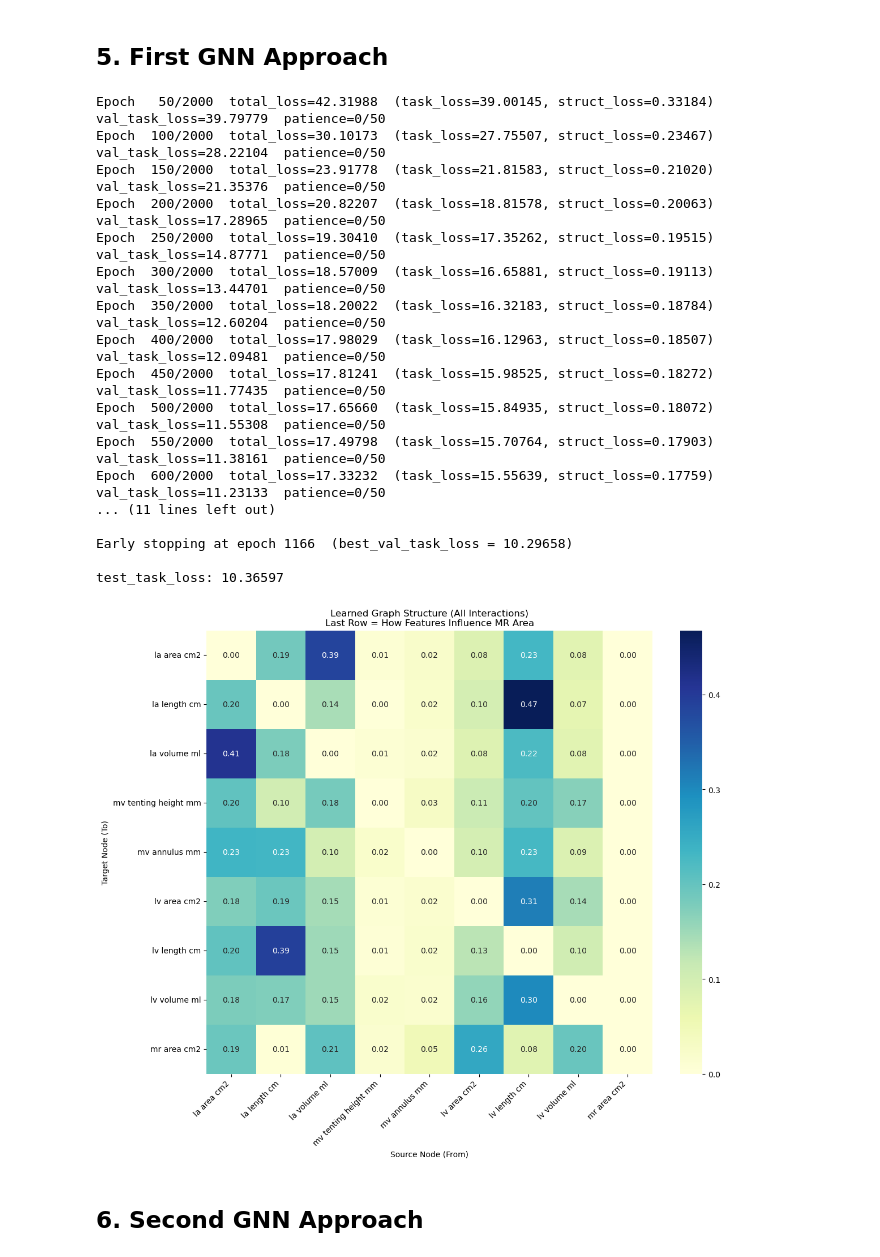
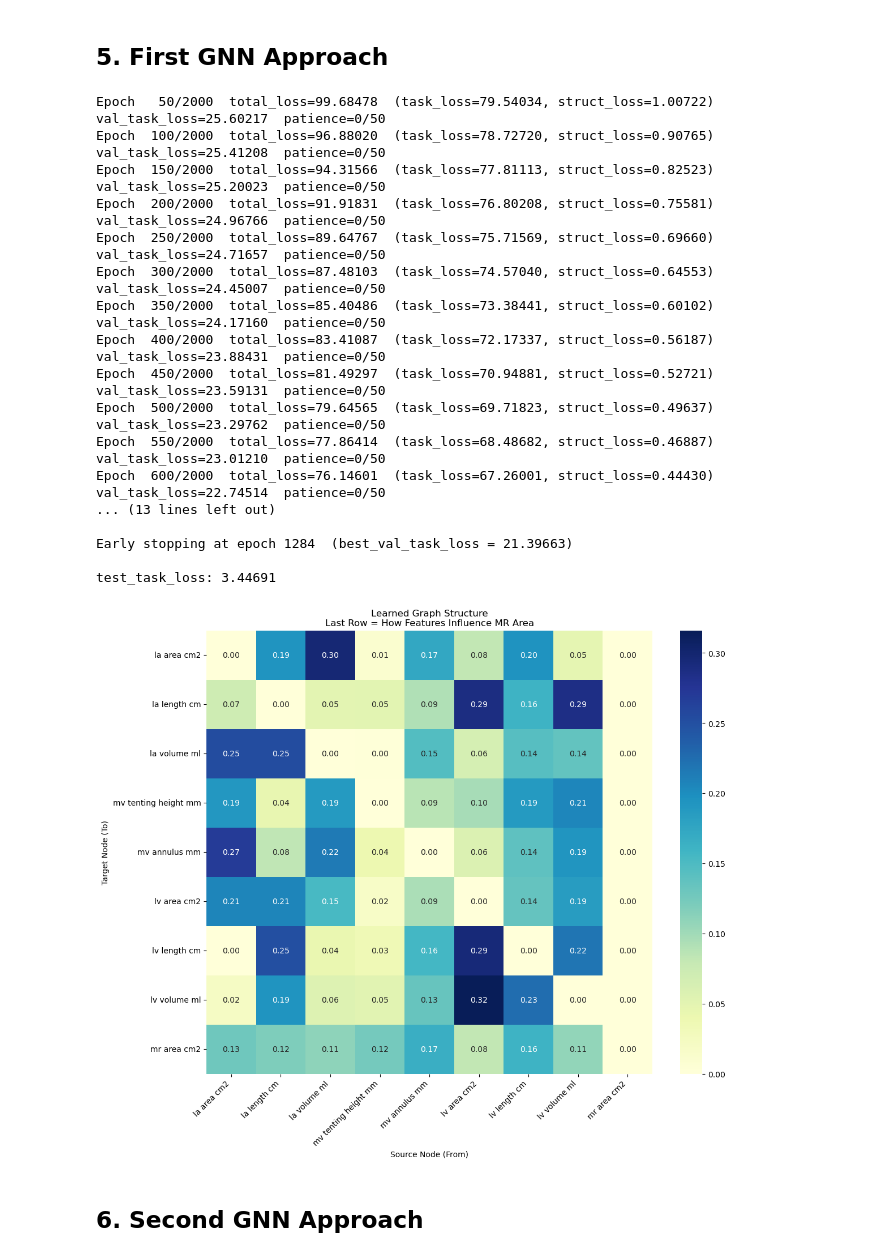
Before and after one commit to PanCat26/mitral-regurgitation-causality, a Jupyter notebook: model/graph_causality_pipeline.ipynb, the cells around one changed output. Saved outputs shown, nothing was run; the diff lists cells and outputs as text; code cells hidden in the pictures.

```diff
--- a/model/graph_causality_pipeline.ipynb
+++ b/model/graph_causality_pipeline.ipynb
@@ -56,11 +57,21 @@ FEATURE_COLS = [
     "lv_area_cm2", "lv_length_cm", "lv_volume_ml",
 ]
 TARGET_COL = "mr_area_cm2"
+GROUP_COL = "numeric_id"
 
 df = pd.read_csv("../data/pacients_clean.csv")
 
-train_val_df, test_df = train_test_split(df, test_size=0.2, random_state=42)
-train_df, val_df = train_test_split(train_val_df, test_size=0.2, random_state=42)
+gss_outer = GroupShuffleSplit(n_splits=1, test_size=0.2, random_state=42)
+train_val_idx, test_idx = next(gss_outer.split(df, groups=df[GROUP_COL]))
+
+train_val_df = df.iloc[train_val_idx]
+test_df = df.iloc[test_idx].copy()
+
+gss_inner = GroupShuffleSplit(n_splits=1, test_size=0.2, random_state=42)
+train_idx, val_idx = next(gss_inner.split(train_val_df, groups=train_val_df[GROUP_COL]))
+
+train_df = train_val_df.iloc[train_idx].copy()
+val_df   = train_val_df.iloc[val_idx].copy()
 
 feature_pipeline = Pipeline([
     ("imputer", SimpleImputer(strategy="median")),
@@ -101,7 +112,6 @@ class SingleLayerGNN(nn.Module):
 
         self.G = nn.Parameter(torch.randn(n, n) * 0.1)
         self.bias = nn.Parameter(torch.zeros(n))
-        # self.act = nn.LeakyReLU(negative_slope=0.1)
 
         # mask: feature -> feature (no self-loops) and feature -> MR only
         mask = torch.zeros(n, n)
@@ -120,13 +130,13 @@ class SingleLayerGNN(nn.Module):
         return mr_pred, feats_out, G_masked
 
 model = SingleLayerGNN(NUM_FEATURES).to(device)
-optimizer = optim.Adam(model.parameters(), lr=1e-2)
+optimizer = optim.Adam(model.parameters(), lr=5e-4)
 mse = nn.MSELoss()
 
 MAX_EPOCHS = 2000
 PATIENCE = 50
-MIN_DELTA = 1e-3
-LAMBDA = 10
+MIN_DELTA = 1e-4
+LAMBDA = 20
 
 best_val_task_loss = float("inf")
 best_state = copy.deepcopy(model.state_dict())
@@ -166,49 +176,49 @@ for epoch in range(1, MAX_EPOCHS + 1):
               f"(best_val_task_loss = {best_val_task_loss:.5f})")
         break
 
 model.load_state_dict(best_state)
 
 model.eval()
 with torch.no_grad():
     test_task_loss = mse(model(X_test)[0], y_test).item()
 print(f"\ntest_task_loss: {test_task_loss:.5f}")
 
 G_best = (model.G * model.mask).detach().cpu().numpy()
 G_abs = np.abs(G_best)
 G_norm = G_abs / (G_abs.sum(axis=1, keepdims=True) + 1e-8)
 
 labels = [c.replace("_", " ") for c in FEATURE_COLS] + [TARGET_COL.replace("_", " ")]
 
 plt.figure(figsize=(12, 10))
 sns.heatmap(G_norm, annot=True, fmt=".2f", cmap="YlGnBu",
             xticklabels=labels, yticklabels=labels)
 plt.title("Learned Graph Structure\n"
           "Last Row = How Features Influence MR Area")
 plt.xlabel("Source Node (From)")
 plt.ylabel("Target Node (To)")
 plt.xticks(rotation=45, ha="right")
 plt.yticks(rotation=0)
 plt.tight_layout()
 plt.show()
 # %% [output]
-Epoch   50/2000  total_loss=42.31988  (task_loss=39.00145, struct_loss=0.33184)  val_task_loss=39.79779  patience=0/50
-Epoch  100/2000  total_loss=30.10173  (task_loss=27.75507, struct_loss=0.23467)  val_task_loss=28.22104  patience=0/50
-Epoch  150/2000  total_loss=23.91778  (task_loss=21.81583, struct_loss=0.21020)  val_task_loss=21.35376  patience=0/50
-Epoch  200/2000  total_loss=20.82207  (task_loss=18.81578, struct_loss=0.20063)  val_task_loss=17.28965  patience=0/50
-Epoch  250/2000  total_loss=19.30410  (task_loss=17.35262, struct_loss=0.19515)  val_task_loss=14.87771  patience=0/50
-Epoch  300/2000  total_loss=18.57009  (task_loss=16.65881, struct_loss=0.19113)  val_task_loss=13.44701  patience=0/50
-Epoch  350/2000  total_loss=18.20022  (task_loss=16.32183, struct_loss=0.18784)  val_task_loss=12.60204  patience=0/50
-Epoch  400/2000  total_loss=17.98029  (task_loss=16.12963, struct_loss=0.18507)  val_task_loss=12.09481  patience=0/50
-Epoch  450/2000  total_loss=17.81241  (task_loss=15.98525, struct_loss=0.18272)  val_task_loss=11.77435  patience=0/50
-Epoch  500/2000  total_loss=17.65660  (task_loss=15.84935, struct_loss=0.18072)  val_task_loss=11.55308  patience=0/50
-Epoch  550/2000  total_loss=17.49798  (task_loss=15.70764, struct_loss=0.17903)  val_task_loss=11.38161  patience=0/50
-Epoch  600/2000  total_loss=17.33232  (task_loss=15.55639, struct_loss=0.17759)  val_task_loss=11.23133  patience=0/50
-... (11 lines left out)
+Epoch   50/2000  total_loss=99.68478  (task_loss=79.54034, struct_loss=1.00722)  val_task_loss=25.60217  patience=0/50
+Epoch  100/2000  total_loss=96.88020  (task_loss=78.72720, struct_loss=0.90765)  val_task_loss=25.41208  patience=0/50
+Epoch  150/2000  total_loss=94.31566  (task_loss=77.81113, struct_loss=0.82523)  val_task_loss=25.20023  patience=0/50
+Epoch  200/2000  total_loss=91.91831  (task_loss=76.80208, struct_loss=0.75581)  val_task_loss=24.96766  patience=0/50
+Epoch  250/2000  total_loss=89.64767  (task_loss=75.71569, struct_loss=0.69660)  val_task_loss=24.71657  patience=0/50
+Epoch  300/2000  total_loss=87.48103  (task_loss=74.57040, struct_loss=0.64553)  val_task_loss=24.45007  patience=0/50
+Epoch  350/2000  total_loss=85.40486  (task_loss=73.38441, struct_loss=0.60102)  val_task_loss=24.17160  patience=0/50
+Epoch  400/2000  total_loss=83.41087  (task_loss=72.17337, struct_loss=0.56187)  val_task_loss=23.88431  patience=0/50
+Epoch  450/2000  total_loss=81.49297  (task_loss=70.94881, struct_loss=0.52721)  val_task_loss=23.59131  patience=0/50
+Epoch  500/2000  total_loss=79.64565  (task_loss=69.71823, struct_loss=0.49637)  val_task_loss=23.29762  patience=0/50
+Epoch  550/2000  total_loss=77.86414  (task_loss=68.48682, struct_loss=0.46887)  val_task_loss=23.01210  patience=0/50
+Epoch  600/2000  total_loss=76.14601  (task_loss=67.26001, struct_loss=0.44430)  val_task_loss=22.74514  patience=0/50
+... (13 lines left out)
 
-Early stopping at epoch 1166  (best_val_task_loss = 10.29658)
+Early stopping at epoch 1284  (best_val_task_loss = 21.39663)
 
-test_task_loss: 10.36597
+test_task_loss: 3.44691
-[figure, old version]
+[figure, new version]
 # %% [markdown]
 ## 6. Second GNN Approach
 # %%
```
Also changed, not shown: parts of 3 cells of this notebook, 4 other files.
